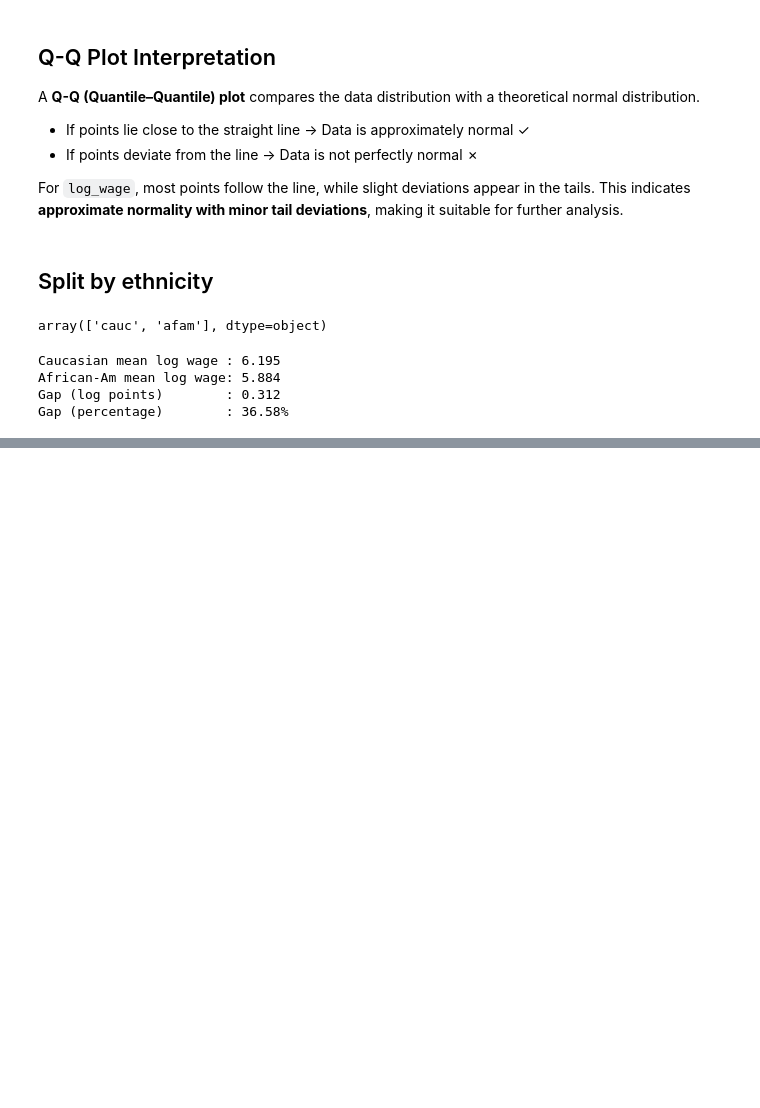
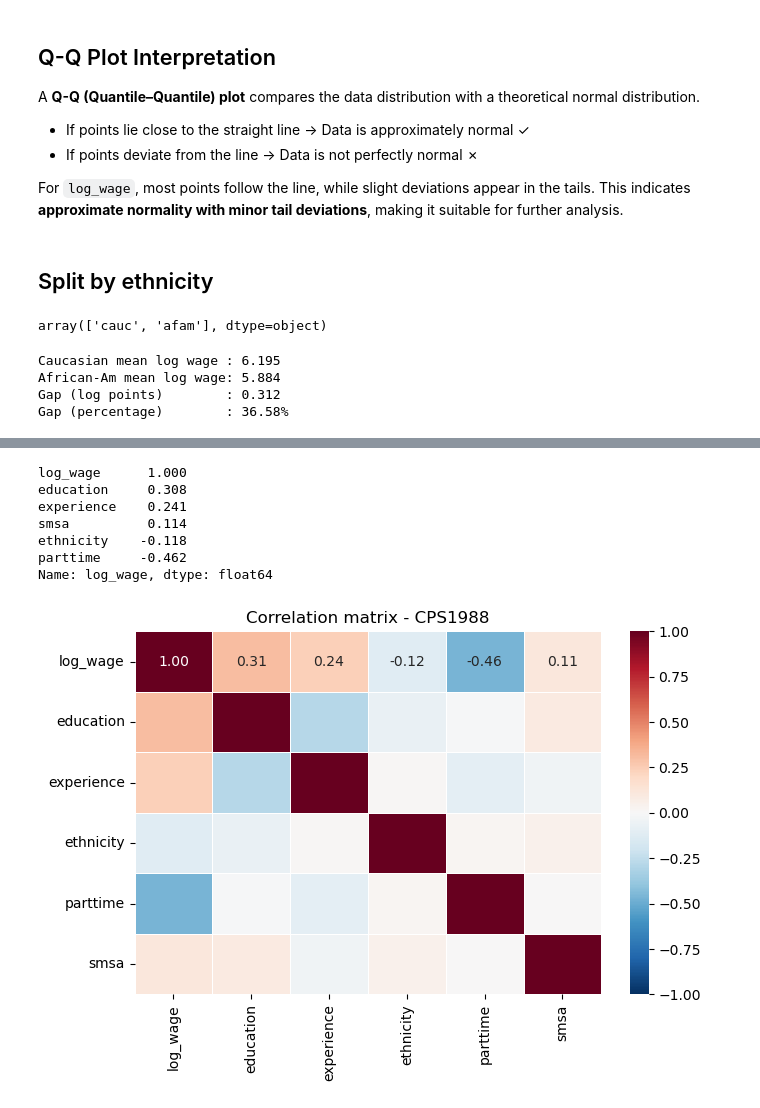
Before and after one commit to PriyaDeepika/The-Wage-Gap-Investigator-, a Jupyter notebook: The Wage Gap Investigator.ipynb, the cells around one changed output, grey strips where cells are left out. Drawn from its saved outputs; the diff is of its cells as text; code cells hidden in the pictures; blank space fills up the shorter version.

```diff
--- a/The Wage Gap Investigator.ipynb
+++ b/The Wage Gap Investigator.ipynb
@@ -205,0 +208,25 @@ plt.show()
+# %%
+df_corr = df.copy()
+df_corr['ethnicity'] = (df['ethnicity'] == 'afam').astype(int)
+df_corr['parttime']  = (df['parttime'] == 'yes').astype(int)
+df_corr['smsa']      = (df['smsa'] == 'yes').astype(int)
+
+num_cols = ['log_wage', 'education', 'experience', 'ethnicity', 'parttime', 'smsa']
+corr = df_corr[num_cols].corr()
+
+print(corr['log_wage'].sort_values(ascending = False).round(3))
+
+plt.figure(figsize=(7, 5))
+sns.heatmap(corr, annot=True, fmt='.2f', cmap='RdBu_r', center = 0, vmin = -1, vmax = 1, linewidths = 0.5)
+plt.title('Correlation matrix - CPS1988')
+plt.tight_layout()
+plt.show()
+# %% [output]
+log_wage      1.000
+education     0.308
+experience    0.241
+smsa          0.114
+ethnicity    -0.118
+parttime     -0.462
+Name: log_wage, dtype: float64
+[figure, added]
```
Also changed, not shown: parts of 8 cells of this notebook.
